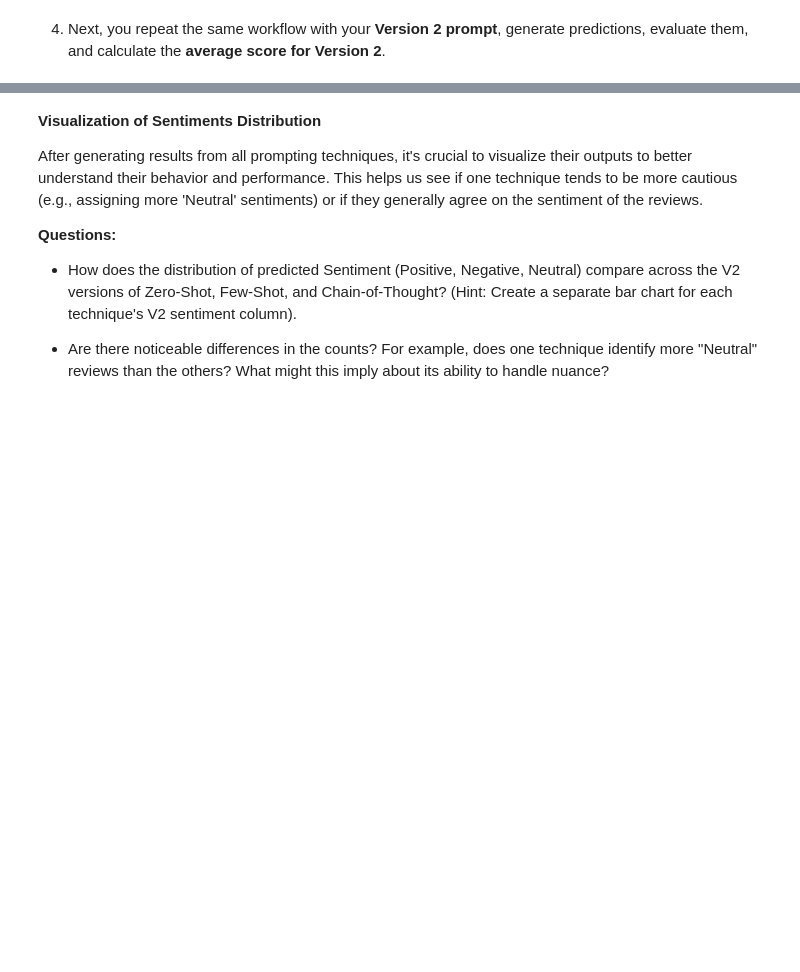
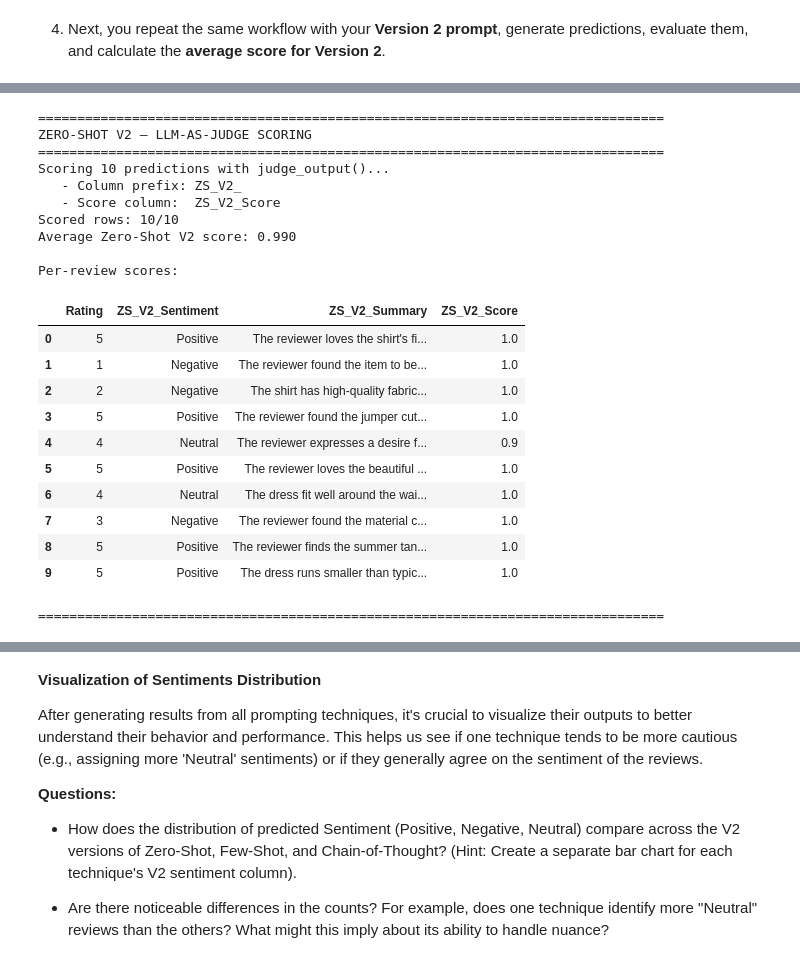
Before and after one commit to sys8dev/real-time-retail-feedback-intelligence, a Jupyter notebook: Real_Time_Retail_Feedback_Intelligence_Full_code.ipynb, the cells around one changed output, grey strips where cells are left out. Drawn from its saved outputs; the diff is of its cells as text; code cells hidden in the pictures; blank space fills up the shorter version.

Commit message:
Completed Few Shots and COT Prompts

```diff
--- a/Real_Time_Retail_Feedback_Intelligence_Full_code.ipynb
+++ b/Real_Time_Retail_Feedback_Intelligence_Full_code.ipynb
@@ -3075,0 +3111,27 @@ Per-review scores:
+# %%
+# Zero Shot Prompt Version 2
+
+ZS_V2_PREFIX = "ZS_V2_"
+
+zero_shot_prompt_v2 = """
+You are an AI analyst for ChicStyle, a fashion retail platform. Your structured outputs support merchandising decisions (product quality, sizing, inventory) and customer-service follow-up.
+
+Read the customer review and return exactly five fields. Use only facts stated or clearly implied in the review — do not invent products, issues, or customer details.
+
+Category: Main theme — choose exactly one: Fit/Sizing, Fabric/Material, Style/Design, Value/Price, Delivery/Shipping, Customer Service, or Other
+Sentiment: Exactly one of Positive, Negative, or Neutral (no other labels; use Neutral only when the review is balanced or lacks a clear tone)
+Summary: 1–2 factual sentences capturing the reviewer's main points; paraphrase only what appears in the review
+Personalized Message: 2–3 sentences replying as ChicStyle — empathetic, professional, and on-brand; thank positives, acknowledge neutrals, apologize and offer help for negatives; do not promise refunds or actions not mentioned in the review
+Retail Insight: One specific, actionable recommendation for the merchandising or operations team (e.g., sizing chart update, fabric QC, delivery partner) grounded in this review; state what to investigate or monitor, not generic advice
+
+Return exactly one line per field using the format `Field: value`.
+""".strip()
+
+df_zs_v2 = run_prompt_on_sample(
+    DATA_SAMPLE_FOR_ANALYSIS,
+    zero_shot_prompt_v2,
+    ZS_V2_PREFIX,
+    prompt_version_label="Zero-Shot V2",
+)
+
+df_zs_v2.head()
@@ -3075,0 +3167,34 @@ Per-review scores:
+# %%
+# ----------------------------------------------------------------------
+# Zero-Shot V2 — LLM-as-Judge scoring
+# Reuses score_structured_predictions() — same pattern as V1.
+# ----------------------------------------------------------------------
+
+df_zs_v2, zs_v2_avg_score = score_structured_predictions(
+    df_zs_v2,
+    ZS_V2_PREFIX,
+    version_label="Zero-Shot V2",
+)
+# %% [output]
+================================================================================
+ZERO-SHOT V2 — LLM-AS-JUDGE SCORING
+================================================================================
+Scoring 10 predictions with judge_output()...
+   - Column prefix: ZS_V2_
+   - Score column:  ZS_V2_Score
+Scored rows: 10/10
+Average Zero-Shot V2 score: 0.990
+
+Per-review scores:
+|  | Rating | ZS_V2_Sentiment | ZS_V2_Summary | ZS_V2_Score |
+| 0 | 5 | Positive | The reviewer loves the shirt's fi... | 1.0 |
+| 1 | 1 | Negative | The reviewer found the item to be... | 1.0 |
+| 2 | 2 | Negative | The shirt has high-quality fabric... | 1.0 |
+| 3 | 5 | Positive | The reviewer found the jumper cut... | 1.0 |
+| 4 | 4 | Neutral | The reviewer expresses a desire f... | 0.9 |
+| 5 | 5 | Positive | The reviewer loves the beautiful ... | 1.0 |
+| 6 | 4 | Neutral | The dress fit well around the wai... | 1.0 |
+| 7 | 3 | Negative | The reviewer found the material c... | 1.0 |
+| 8 | 5 | Positive | The reviewer finds the summer tan... | 1.0 |
+| 9 | 5 | Positive | The dress runs smaller than typic... | 1.0 |
+================================================================================
```
Also changed, not shown: parts of 28 cells of this notebook.
